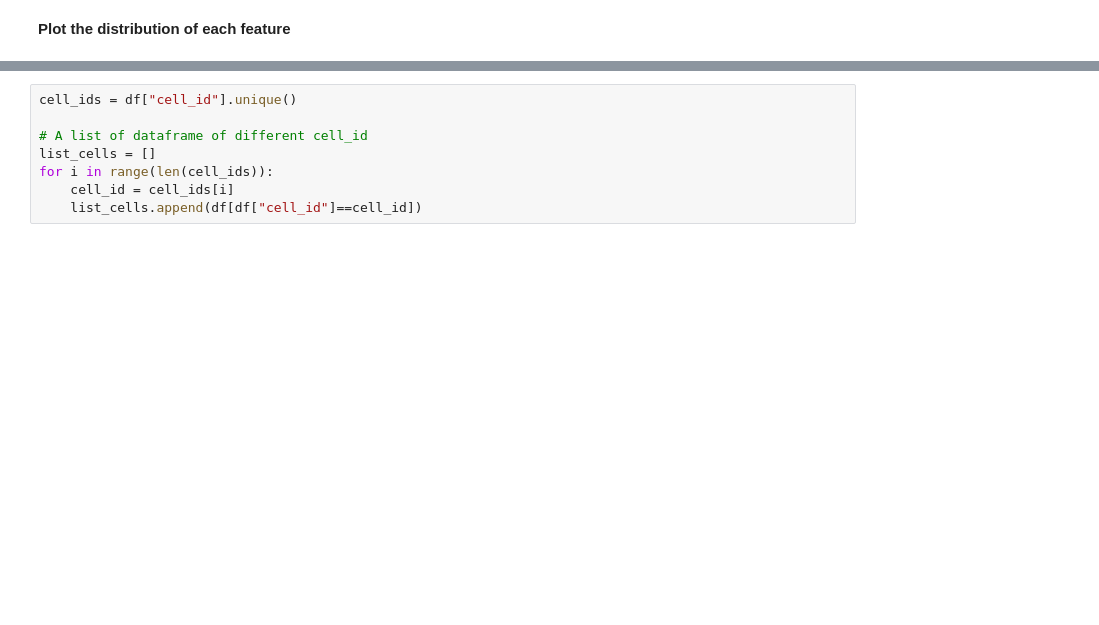
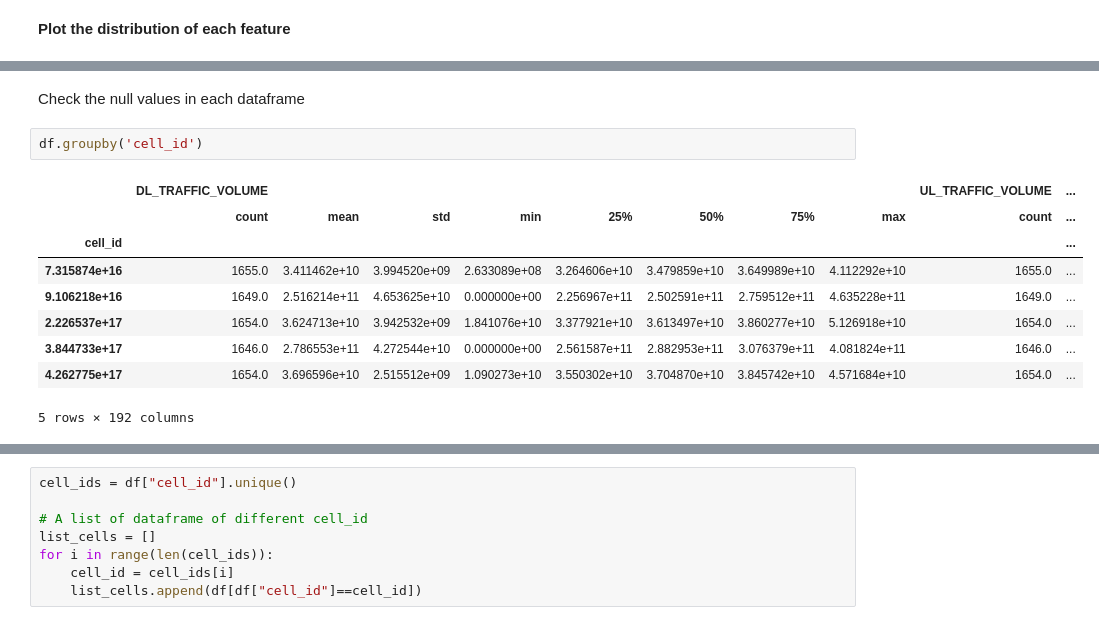
Before and after one commit to petitepepper/Anomaly-Detection_BYOND, a Jupyter notebook: Isolation Forest.ipynb, the cells around one changed output, grey strips where cells are left out. Saved outputs shown, nothing was run; the diff lists cells and outputs as text; blank space fills up the shorter version.

```diff
--- a/Isolation Forest.ipynb
+++ b/Isolation Forest.ipynb
@@ -147,0 +150,14 @@ showFeatureDistribution(df.drop(["cell_id"],axis=1))
+# %% [markdown]
+Check the null values in each dataframe
+# %%
+df.groupby('cell_id')
+# %% [output]
+|  | DL_TRAFFIC_VOLUME |  |  |  |  |  |  |  | UL_TRAFFIC_VOLUME | ... |
+|  | count | mean | std | min | 25% | 50% | 75% | max | count | ... |
+| cell_id |  |  |  |  |  |  |  |  |  | ... |
+| 7.315874e+16 | 1655.0 | 3.411462e+10 | 3.994520e+09 | 2.633089e+08 | 3.264606e+10 | 3.479859e+10 | 3.649989e+10 | 4.112292e+10 | 1655.0 | ... |
+| 9.106218e+16 | 1649.0 | 2.516214e+11 | 4.653625e+10 | 0.000000e+00 | 2.256967e+11 | 2.502591e+11 | 2.759512e+11 | 4.635228e+11 | 1649.0 | ... |
+| 2.226537e+17 | 1654.0 | 3.624713e+10 | 3.942532e+09 | 1.841076e+10 | 3.377921e+10 | 3.613497e+10 | 3.860277e+10 | 5.126918e+10 | 1654.0 | ... |
+| 3.844733e+17 | 1646.0 | 2.786553e+11 | 4.272544e+10 | 0.000000e+00 | 2.561587e+11 | 2.882953e+11 | 3.076379e+11 | 4.081824e+11 | 1646.0 | ... |
+| 4.262775e+17 | 1654.0 | 3.696596e+10 | 2.515512e+09 | 1.090273e+10 | 3.550302e+10 | 3.704870e+10 | 3.845742e+10 | 4.571684e+10 | 1654.0 | ... |
+5 rows × 192 columns
```
Also changed, not shown: parts of 17 cells of this notebook.
